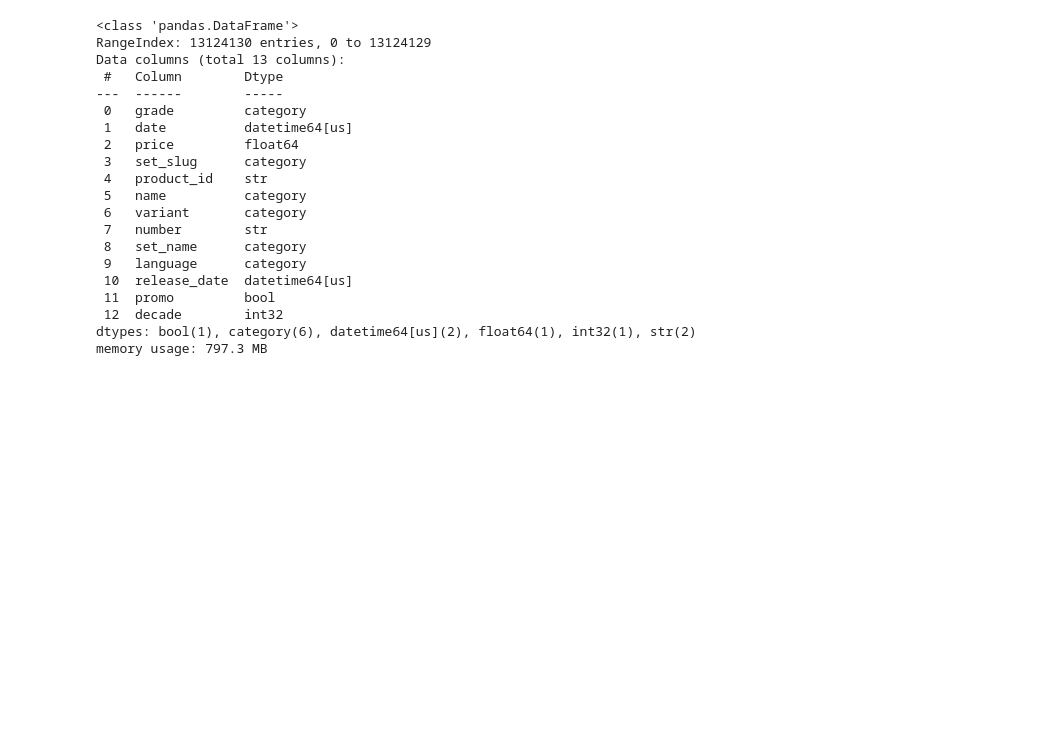
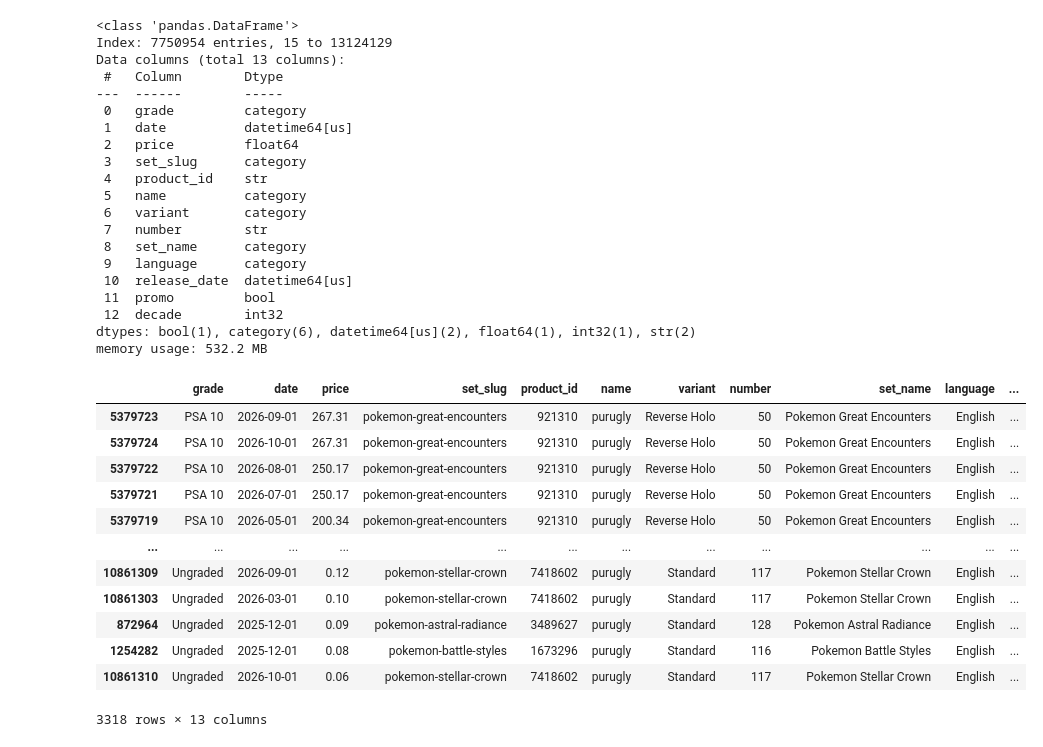
Before and after one commit to TurnerHaa/pokemon-cards, a Jupyter notebook: analysis_focused.ipynb, the cells around one changed output. Cells and saved outputs as stored; diff of their text form; code cells hidden in the pictures; blank space fills up the shorter version.

```diff
--- a/analysis_focused.ipynb
+++ b/analysis_focused.ipynb
@@ -115,23 +160,42 @@ cards_26
 # %%
-pokemon_all.info()
+all_prices.info()
+
+purugly = all_prices[all_prices["name"].str.contains("purugly", case=False, na=False)]
+
+purugly = purugly.sort_values("price", ascending=False)
+
+purugly
 # %% [output]
 <class 'pandas.DataFrame'>
-RangeIndex: 13124130 entries, 0 to 13124129
+Index: 7750954 entries, 15 to 13124129
 Data columns (total 13 columns):
  #   Column        Dtype
 ---  ------        -----
  0   grade         category
  1   date          datetime64[us]
  2   price         float64
  3   set_slug      category
  4   product_id    str
  5   name          category
  6   variant       category
  7   number        str
  8   set_name      category
  9   language      category
  10  release_date  datetime64[us]
  11  promo         bool
  12  decade        int32
 dtypes: bool(1), category(6), datetime64[us](2), float64(1), int32(1), str(2)
-memory usage: 797.3 MB
+memory usage: 532.2 MB
+|  | grade | date | price | set_slug | product_id | name | variant | number | set_name | language | ... |
+| 5379723 | PSA 10 | 2026-09-01 | 267.31 | pokemon-great-encounters | 921310 | purugly | Reverse Holo | 50 | Pokemon Great Encounters | English | ... |
+| 5379724 | PSA 10 | 2026-10-01 | 267.31 | pokemon-great-encounters | 921310 | purugly | Reverse Holo | 50 | Pokemon Great Encounters | English | ... |
+| 5379722 | PSA 10 | 2026-08-01 | 250.17 | pokemon-great-encounters | 921310 | purugly | Reverse Holo | 50 | Pokemon Great Encounters | English | ... |
+| 5379721 | PSA 10 | 2026-07-01 | 250.17 | pokemon-great-encounters | 921310 | purugly | Reverse Holo | 50 | Pokemon Great Encounters | English | ... |
+| 5379719 | PSA 10 | 2026-05-01 | 200.34 | pokemon-great-encounters | 921310 | purugly | Reverse Holo | 50 | Pokemon Great Encounters | English | ... |
+| ... | ... | ... | ... | ... | ... | ... | ... | ... | ... | ... | ... |
+| 10861309 | Ungraded | 2026-09-01 | 0.12 | pokemon-stellar-crown | 7418602 | purugly | Standard | 117 | Pokemon Stellar Crown | English | ... |
+| 10861303 | Ungraded | 2026-03-01 | 0.10 | pokemon-stellar-crown | 7418602 | purugly | Standard | 117 | Pokemon Stellar Crown | English | ... |
+| 872964 | Ungraded | 2025-12-01 | 0.09 | pokemon-astral-radiance | 3489627 | purugly | Standard | 128 | Pokemon Astral Radiance | English | ... |
+| 1254282 | Ungraded | 2025-12-01 | 0.08 | pokemon-battle-styles | 1673296 | purugly | Standard | 116 | Pokemon Battle Styles | English | ... |
+| 10861310 | Ungraded | 2026-10-01 | 0.06 | pokemon-stellar-crown | 7418602 | purugly | Standard | 117 | Pokemon Stellar Crown | English | ... |
+3318 rows × 13 columns
```
Also changed, not shown: parts of 7 cells of this notebook.
